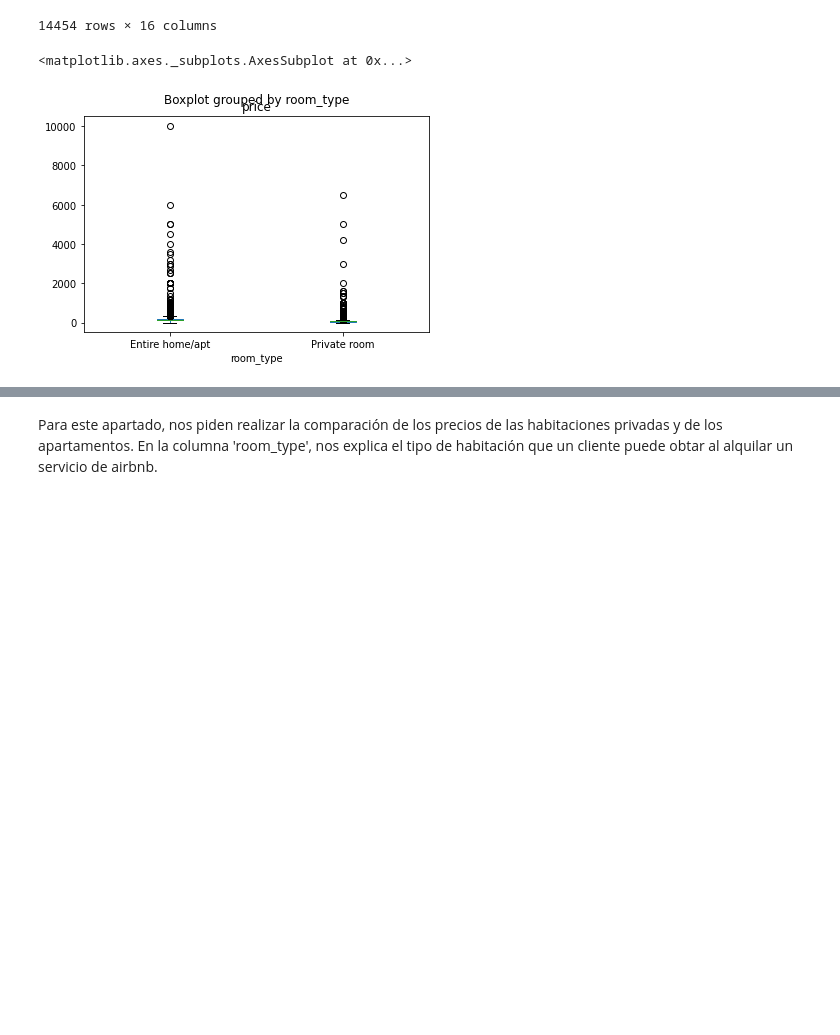
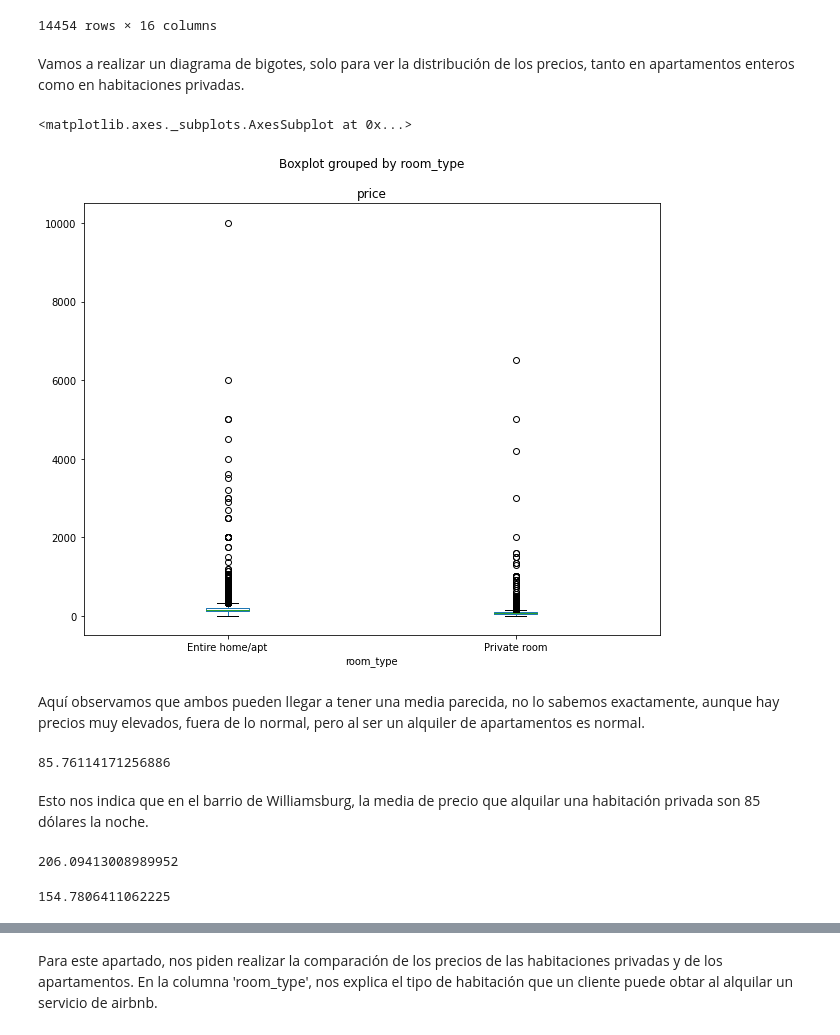
Before and after one commit to MartaAmoresCastillejo/LAB1, a Jupyter notebook: Lab1.ipynb, the cells around one changed output, grey strips where cells are left out. Cells and saved outputs as stored; diff of their text form; code cells hidden in the pictures; blank space fills up the shorter version.

```diff
--- a/Lab1.ipynb
+++ b/Lab1.ipynb
@@ -704,8 +704,26 @@ data
 | 48891 | 36485057 | Affordable room in Bushwick/East ... | 6570630 | Marisol | Brooklyn | Bushwick | 40.70184 | -73.93317 | ... |
 | 48892 | 36485431 | Sunny Studio at Historical Neighb... | 23492952 | Ilgar & Aysel | Manhattan | Harlem | 40.81475 | -73.94867 | ... |
 14454 rows × 16 columns
+# %% [markdown]
+Vamos a realizar un diagrama de bigotes, solo para ver la distribución de los precios, tanto en apartamentos enteros como en habitaciones privadas.
 # %%
-data.boxplot(by ='room_type', column =['price'], grid = False)
+data.boxplot(by ='room_type', column =['price'], grid = False, figsize=(10,8))
 # %% [output]
 <matplotlib.axes._subplots.AxesSubplot at 0x...>
-[figure, old version]
+[figure, new version]
+# %% [markdown]
+Aquí observamos que ambos pueden llegar a tener una media parecida, no lo sabemos exactamente, aunque hay precios muy elevados, fuera de lo normal, pero al ser un alquiler de apartamentos es normal.
+# %%
+data.loc[(data['neighbourhood'] == 'Williamsburg') & (data['room_type'].str.contains('Private room')), 'price'].mean()
+# %% [output]
+85.76114171256886
+# %% [markdown]
+Esto nos indica que en el barrio de Williamsburg, la media de precio que alquilar una habitación privada son 85 dólares la noche.
+# %%
+data.loc[(data['neighbourhood'] == 'Williamsburg') & (data['room_type'].str.contains('Entire home/apt')), 'price'].mean()
+# %% [output]
+206.09413008989952
+# %%
+data.loc[(data['neighbourhood'] == 'Bedford-Stuyvesant') & (data['room_type'].str.contains('Entire home/apt')), 'price'].mean()
+# %% [output]
+154.7806411062225
```
Also changed, not shown: parts of 16 cells of this notebook.
